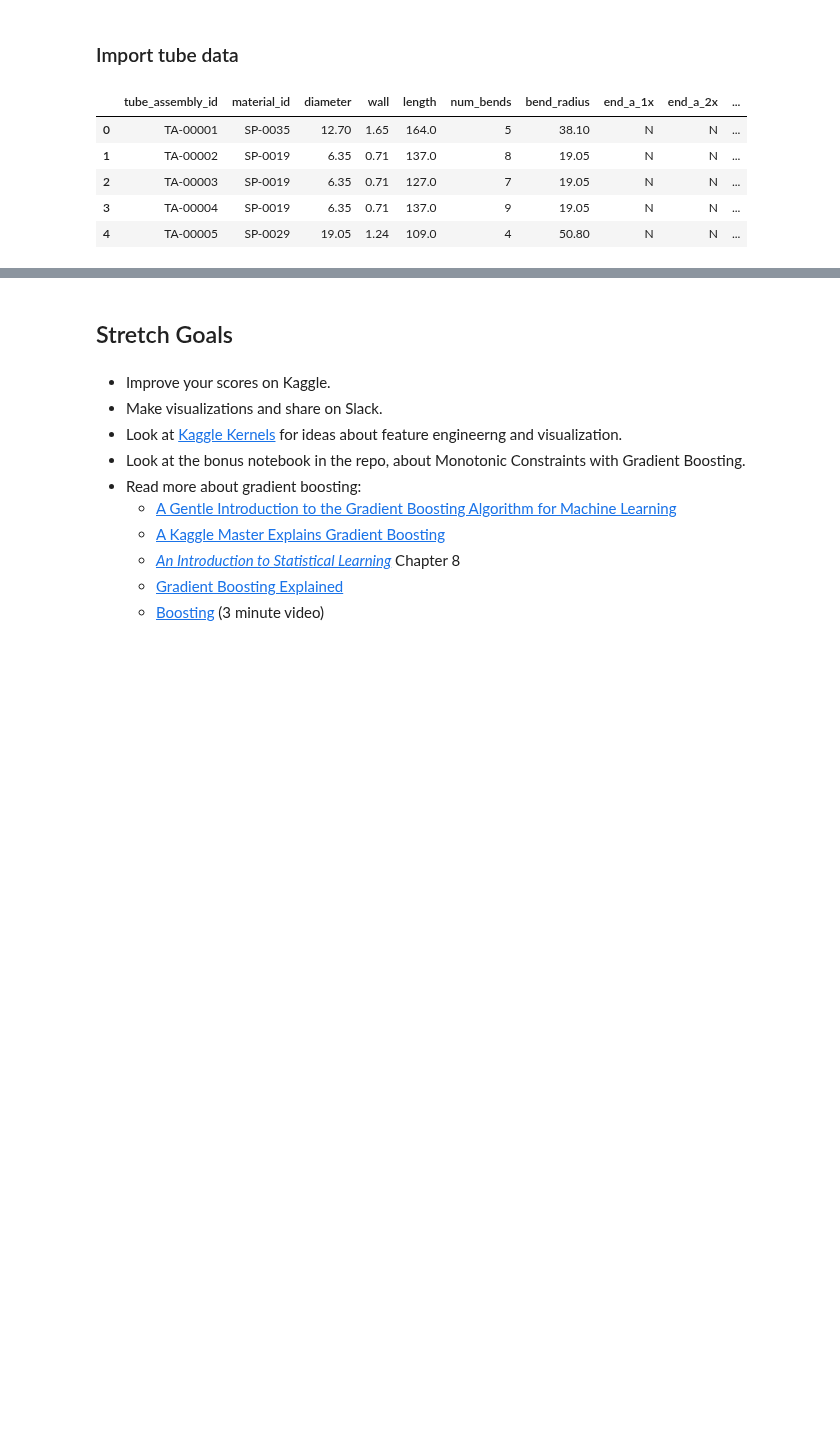
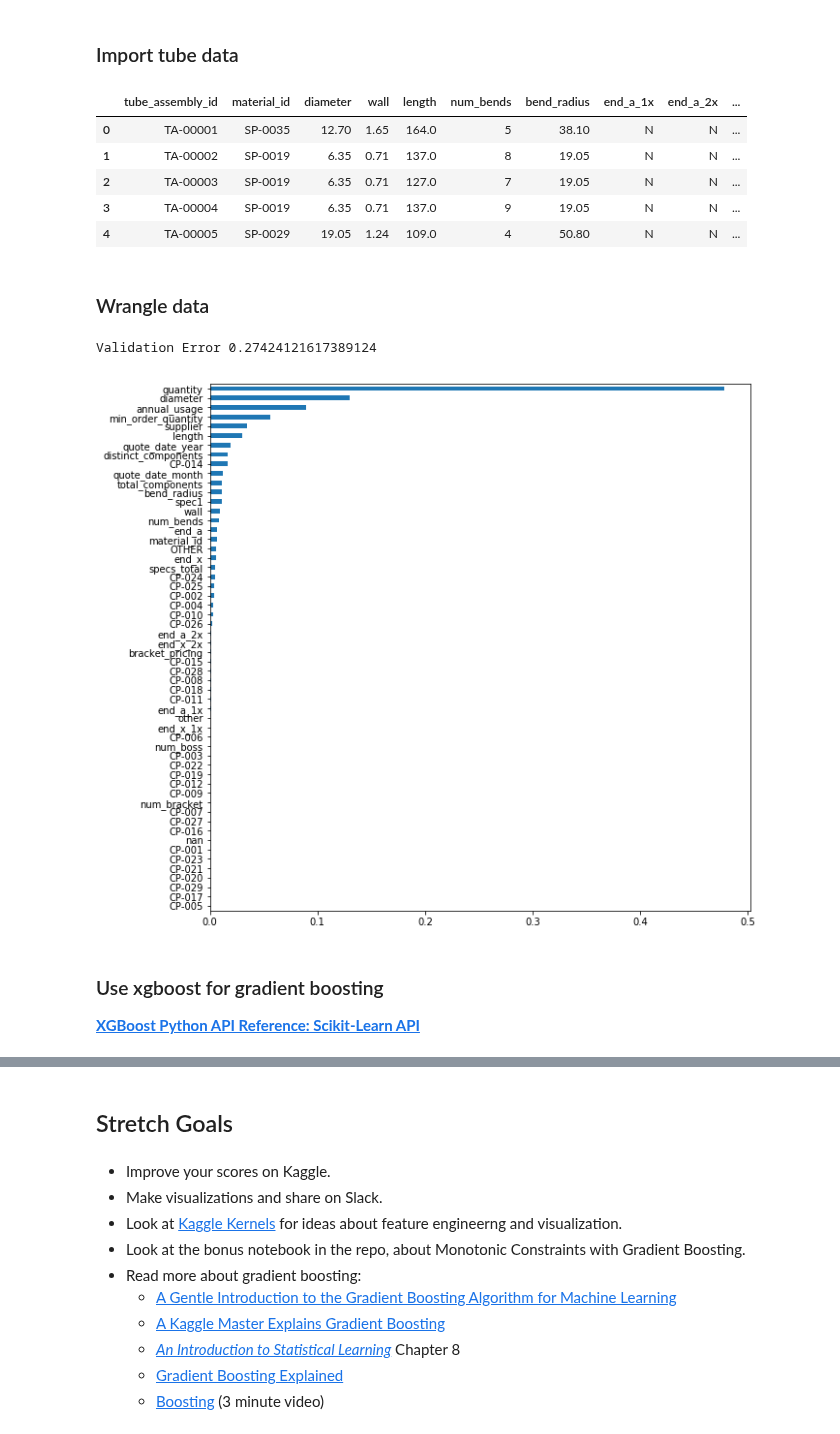
Before and after one commit to LambdaSchool/DEPRECATED-DS-Unit-2-Applied-Modeling, a Jupyter notebook: module2-gradient-boosting/Gradient Boosting Assignment Notebook.ipynb, the cells around one changed output, grey strips where cells are left out. Saved outputs shown, nothing was run; the diff lists cells and outputs as text; code cells hidden in the pictures; blank space fills up the shorter version.

Commit message:
Run gradient boosting algorithms.

```diff
--- a/module2-gradient-boosting/Gradient Boosting Assignment Notebook.ipynb
+++ b/module2-gradient-boosting/Gradient Boosting Assignment Notebook.ipynb
@@ -276,6 +305,8 @@ materials_wide.head().T
 | OTHER | NaN | NaN | NaN | NaN | NaN |
 | total_components | 4.0 | 2.0 | 2.0 | 2.0 | 3.0 |
 | distinct_components | 2.0 | 1.0 | 1.0 | 1.0 | 3.0 |
+# %%
+materials_wide = materials_wide.fillna(0)
 # %% [markdown]
 ### Import tube data
 # %%
@@ -289,3 +320,5 @@ tube.head()
 | 2 | TA-00003 | SP-0019 | 6.35 | 0.71 | 127.0 | 7 | 19.05 | N | N | ... |
 | 3 | TA-00004 | SP-0019 | 6.35 | 0.71 | 137.0 | 9 | 19.05 | N | N | ... |
 | 4 | TA-00005 | SP-0029 | 19.05 | 1.24 | 109.0 | 4 | 50.80 | N | N | ... |
+# %% [markdown]
+### Wrangle data
@@ -291,0 +384,36 @@ tube.head()
+# %%
+# Make pipeline
+pipeline = make_pipeline(
+    ce.OrdinalEncoder(),
+    RandomForestRegressor(n_estimators=100, random_state=42, n_jobs=-1)
+)
+
+# Fit
+pipeline.fit(X_train, y_train_log)
+
+# Validate
+y_pred_log = pipeline.predict(X_val)
+print('Validation Error', rmse(y_val_log, y_pred_log))
+
+# Predict
+def generate_submission(estimator, X_test, filename):
+    y_pred_log = estimator.predict(X_test)
+    y_pred = np.expm1(y_pred_log)  # Convert from log-dollars to dollars
+    submission = pd.read_csv(SOURCE + '../sample_submission.csv')
+    submission['cost'] = y_pred
+    submission.to_csv(filename, index=False)
+
+generate_submission(pipeline, X_test, 'submission.csv')
+# %% [output]
+Validation Error 0.27424121617389124
+# %%
+rf = pipeline.named_steps['randomforestregressor']
+plt.figure(figsize=(10,10))
+importances = pd.Series(rf.feature_importances_, X_train.columns)
+importances.sort_values().plot.barh();
+# %% [output]
+[figure, added]
+# %% [markdown]
+### Use xgboost for gradient boosting
+
+**[XGBoost Python API Reference: Scikit-Learn API](https://xgboost.readthedocs.io/en/latest/python/python_api.html#module-xgboost.sklearn)**
```
Also changed, not shown: parts of 23 cells of this notebook.
